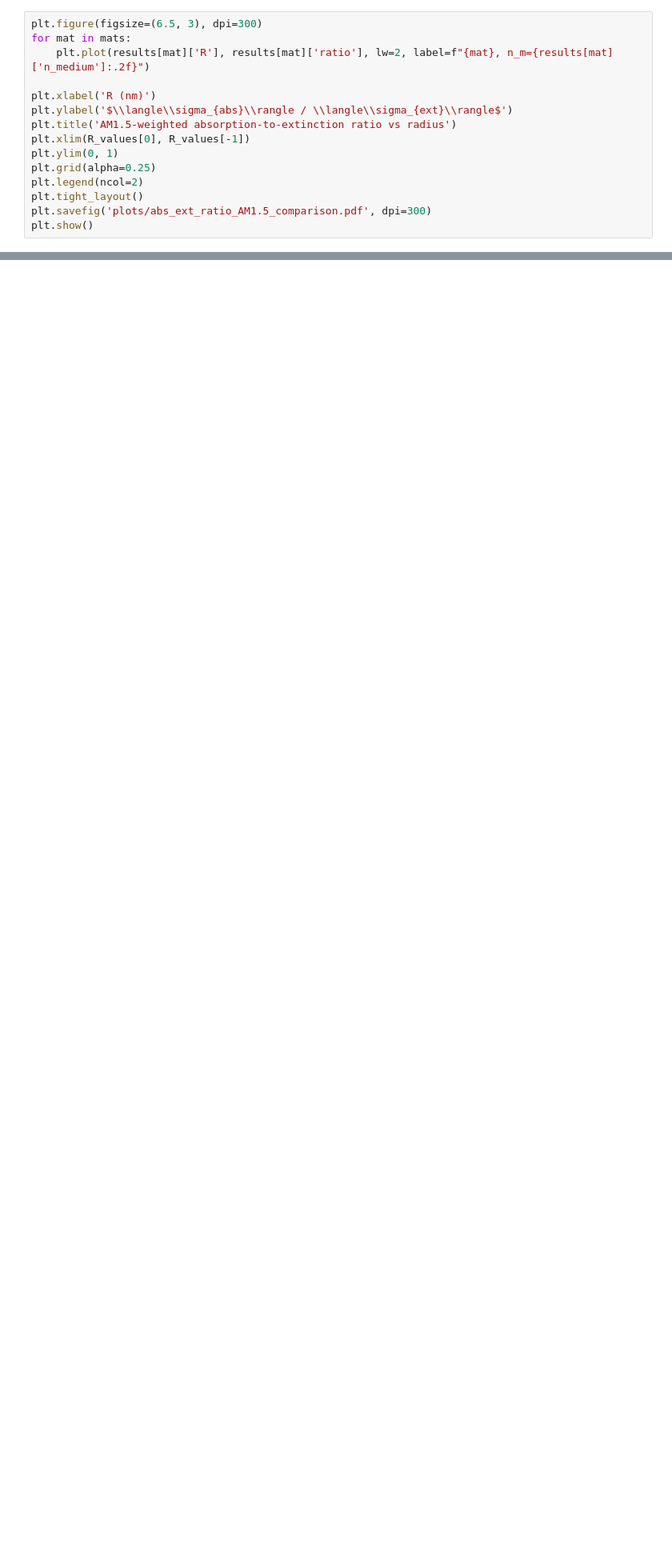
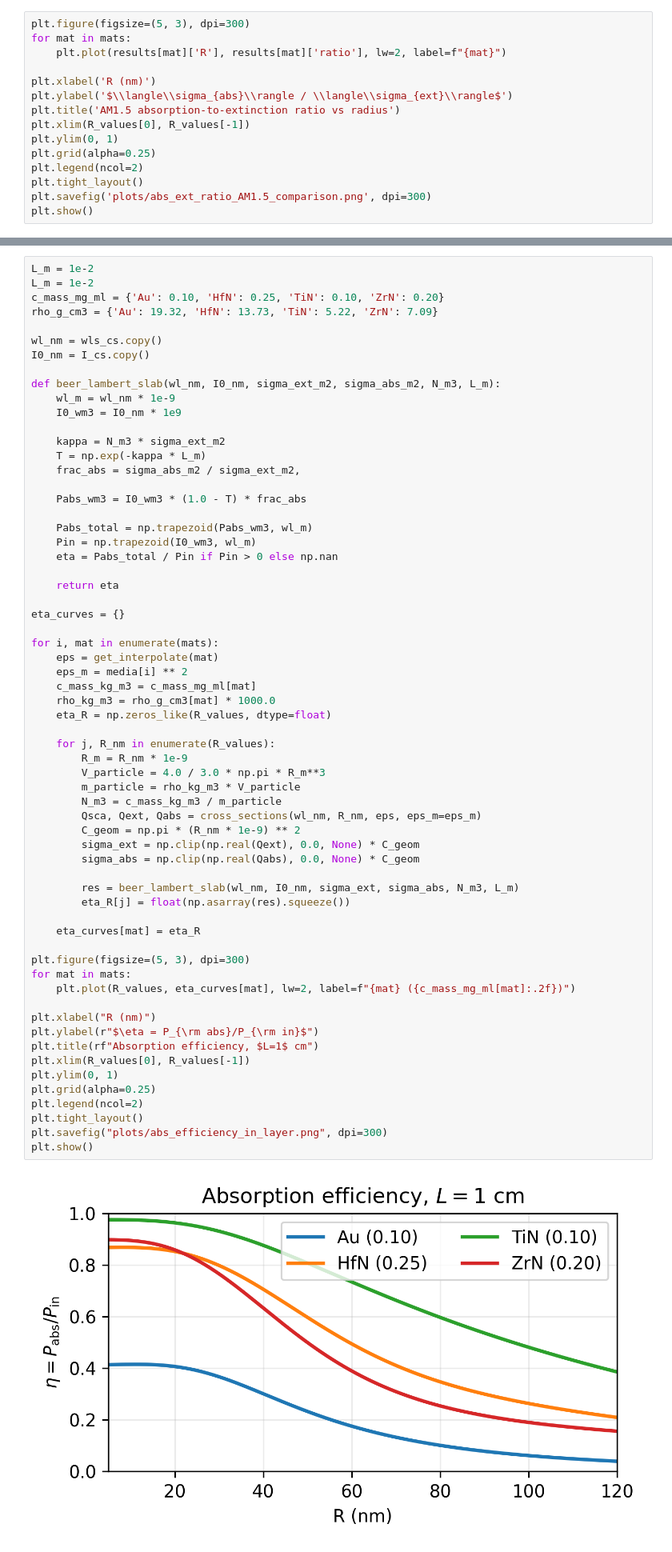
Before and after one commit to semyonbo/ReNEW-Gold-Alternative, a Jupyter notebook: plots.ipynb, the cells around one changed output, grey strips where cells are left out. Shown at 80% size. Cells and saved outputs as stored; diff of their text form; blank space fills up the shorter version.

Commit message:
Added layer absorbtion efficiency

```diff
--- a/plots.ipynb
+++ b/plots.ipynb
@@ -377,16 +380,16 @@ plt.show()
 # %%
-plt.figure(figsize=(6.5, 3), dpi=300)
+plt.figure(figsize=(5, 3), dpi=300)
 for mat in mats:
-    plt.plot(results[mat]['R'], results[mat]['ratio'], lw=2, label=f"{mat}, n_m={results[mat]['n_medium']:.2f}")
+    plt.plot(results[mat]['R'], results[mat]['ratio'], lw=2, label=f"{mat}")
 
 plt.xlabel('R (nm)')
 plt.ylabel('$\\langle\\sigma_{abs}\\rangle / \\langle\\sigma_{ext}\\rangle$')
-plt.title('AM1.5-weighted absorption-to-extinction ratio vs radius')
+plt.title('AM1.5 absorption-to-extinction ratio vs radius')
 plt.xlim(R_values[0], R_values[-1])
 plt.ylim(0, 1)
 plt.grid(alpha=0.25)
 plt.legend(ncol=2)
 plt.tight_layout()
-plt.savefig('plots/abs_ext_ratio_AM1.5_comparison.pdf', dpi=300)
+plt.savefig('plots/abs_ext_ratio_AM1.5_comparison.png', dpi=300)
 plt.show()
 # %% [output]
@@ -393,0 +429,65 @@ plt.show()
+# %%
+L_m = 1e-2
+L_m = 1e-2
+c_mass_mg_ml = {'Au': 0.10, 'HfN': 0.25, 'TiN': 0.10, 'ZrN': 0.20}
+rho_g_cm3 = {'Au': 19.32, 'HfN': 13.73, 'TiN': 5.22, 'ZrN': 7.09}
+
+wl_nm = wls_cs.copy()
+I0_nm = I_cs.copy()
+
+def beer_lambert_slab(wl_nm, I0_nm, sigma_ext_m2, sigma_abs_m2, N_m3, L_m):
+    wl_m = wl_nm * 1e-9
+    I0_wm3 = I0_nm * 1e9
+
+    kappa = N_m3 * sigma_ext_m2
+    T = np.exp(-kappa * L_m)
+    frac_abs = sigma_abs_m2 / sigma_ext_m2,
+
+    Pabs_wm3 = I0_wm3 * (1.0 - T) * frac_abs
+
+    Pabs_total = np.trapezoid(Pabs_wm3, wl_m)
+    Pin = np.trapezoid(I0_wm3, wl_m)
+    eta = Pabs_total / Pin if Pin > 0 else np.nan
+
+    return eta
+
+eta_curves = {}
+
+for i, mat in enumerate(mats):
+    eps = get_interpolate(mat)
+    eps_m = media[i] ** 2
+    c_mass_kg_m3 = c_mass_mg_ml[mat]
+    rho_kg_m3 = rho_g_cm3[mat] * 1000.0
+    eta_R = np.zeros_like(R_values, dtype=float)
+
+    for j, R_nm in enumerate(R_values):
+        R_m = R_nm * 1e-9
+        V_particle = 4.0 / 3.0 * np.pi * R_m**3
+        m_particle = rho_kg_m3 * V_particle
+        N_m3 = c_mass_kg_m3 / m_particle
+        Qsca, Qext, Qabs = cross_sections(wl_nm, R_nm, eps, eps_m=eps_m)
+        C_geom = np.pi * (R_nm * 1e-9) ** 2
+        sigma_ext = np.clip(np.real(Qext), 0.0, None) * C_geom
+        sigma_abs = np.clip(np.real(Qabs), 0.0, None) * C_geom
+
+        res = beer_lambert_slab(wl_nm, I0_nm, sigma_ext, sigma_abs, N_m3, L_m)
+        eta_R[j] = float(np.asarray(res).squeeze())
+
+    eta_curves[mat] = eta_R
+
+plt.figure(figsize=(5, 3), dpi=300)
+for mat in mats:
+    plt.plot(R_values, eta_curves[mat], lw=2, label=f"{mat} ({c_mass_mg_ml[mat]:.2f})")
+
+plt.xlabel("R (nm)")
+plt.ylabel(r"$\eta = P_{\rm abs}/P_{\rm in}$")
+plt.title(rf"Absorption efficiency, $L=1$ cm")
+plt.xlim(R_values[0], R_values[-1])
+plt.ylim(0, 1)
+plt.grid(alpha=0.25)
+plt.legend(ncol=2)
+plt.tight_layout()
+plt.savefig("plots/abs_efficiency_in_layer.png", dpi=300)
+plt.show()
+# %% [output]
+[figure, added]
```
Also changed, not shown: parts of 8 cells of this notebook, 25 other files.
